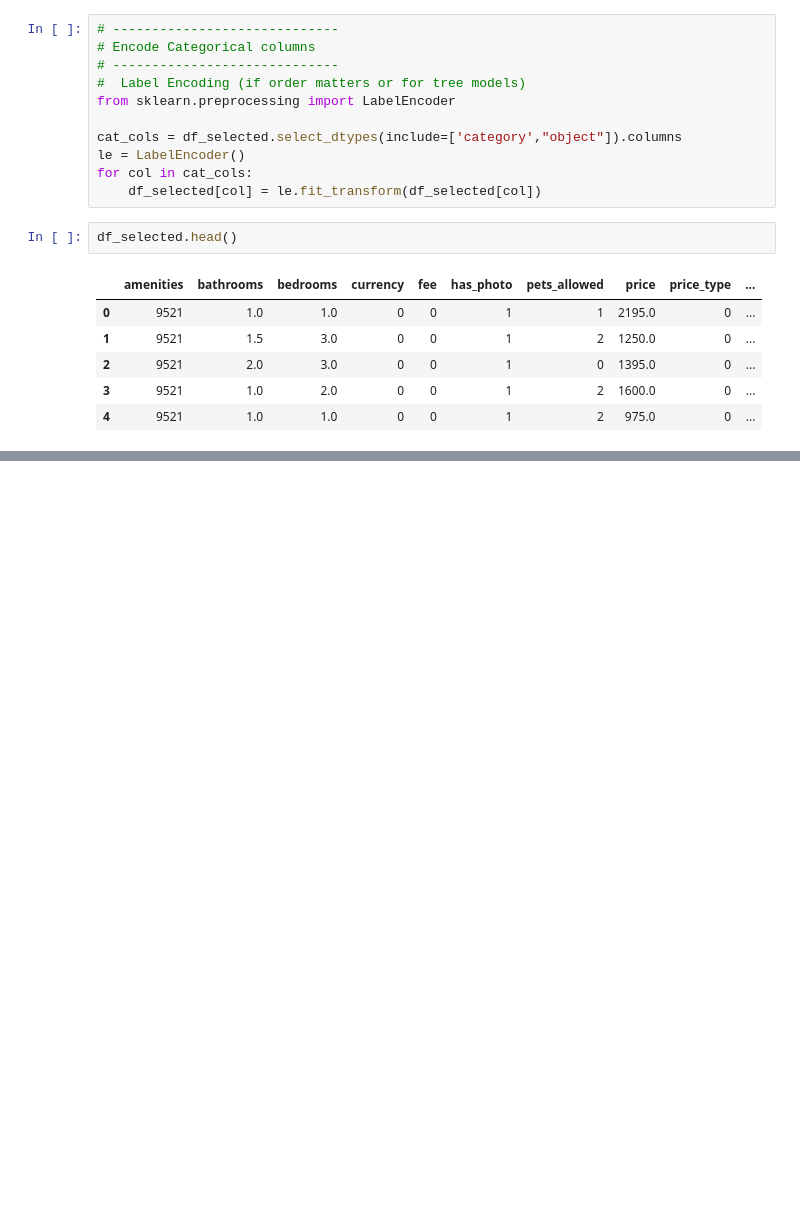
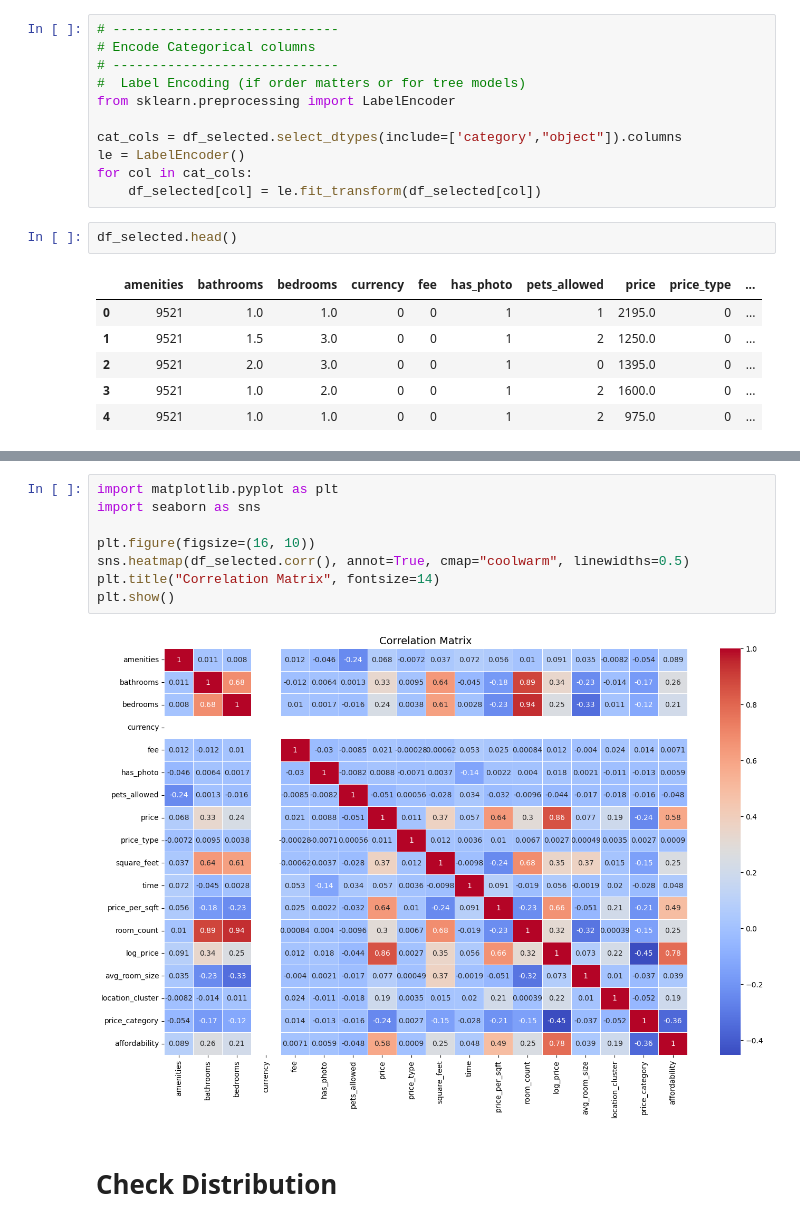
Before and after one commit to ArunK-ML/ML-DL-Classification-Regression-Model-Apartment-Rental---Dataset, a Jupyter notebook: Apartment_Rental.ipynb, the cells around one changed output, grey strips where cells are left out. Cells and saved outputs as stored; diff of their text form; blank space fills up the shorter version.

```diff
--- a/Apartment_Rental.ipynb
+++ b/Apartment_Rental.ipynb
@@ -385,0 +398,12 @@ df_selected.head()
+# %%
+import matplotlib.pyplot as plt
+import seaborn as sns
+
+plt.figure(figsize=(16, 10))
+sns.heatmap(df_selected.corr(), annot=True, cmap="coolwarm", linewidths=0.5)
+plt.title("Correlation Matrix", fontsize=14)
+plt.show()
+# %% [output]
+[figure, added]
+# %% [markdown]
+# **Check Distribution**
```
Also changed, not shown: parts of 1 cell of this notebook.
